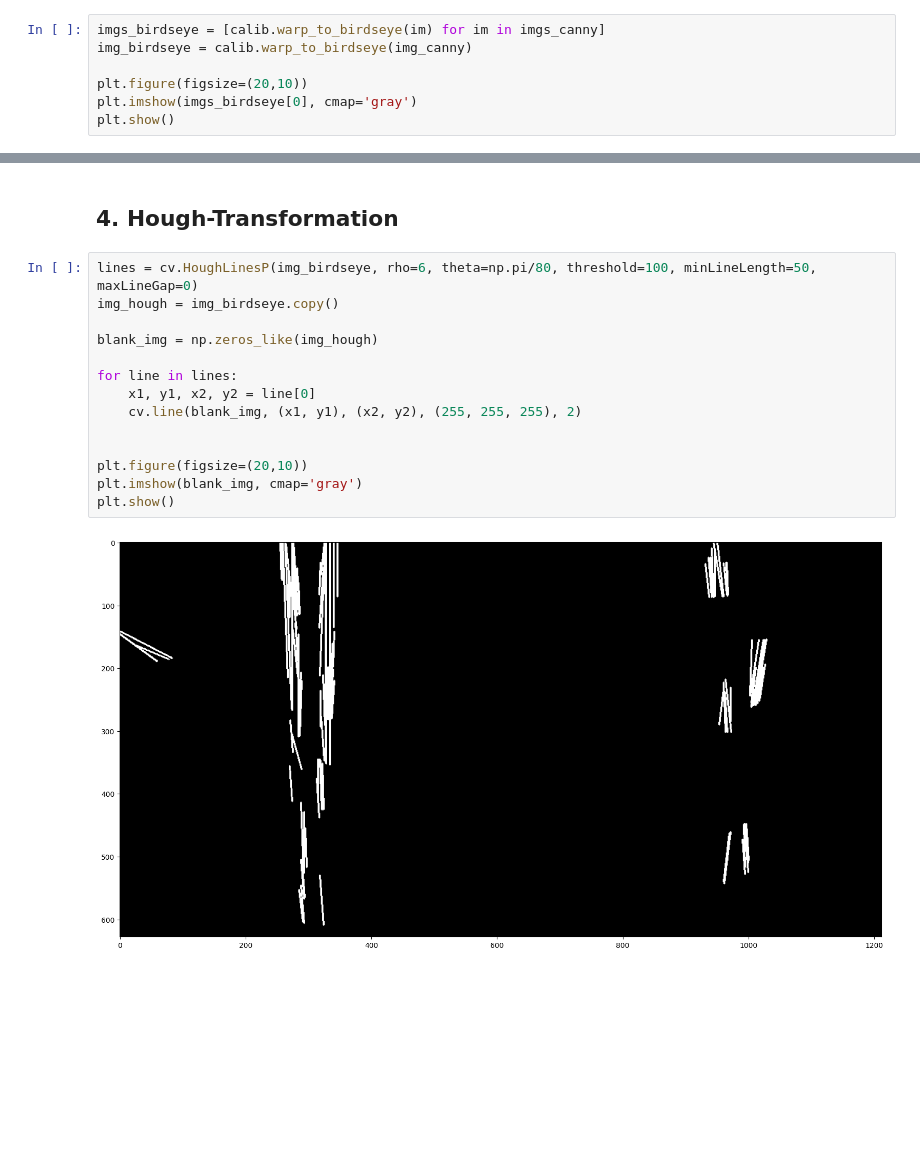
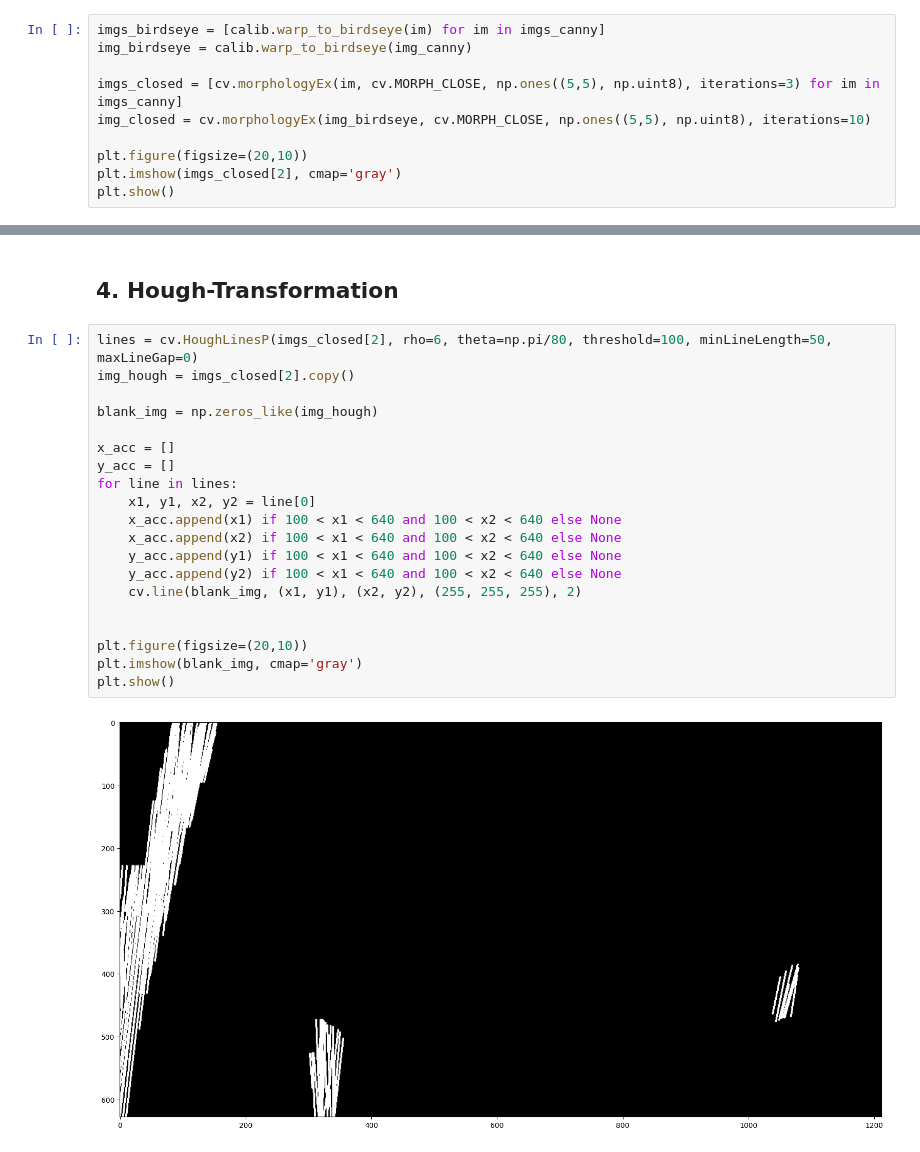
Before and after one commit to Ben-schlch/conventional_lane_detection, a Jupyter notebook: Projekt_Spurerkennung_v2.ipynb, the cells around one changed output, grey strips where cells are left out. Cells and saved outputs as stored; diff of their text form; blank space fills up the shorter version.

```diff
--- a/Projekt_Spurerkennung_v2.ipynb
+++ b/Projekt_Spurerkennung_v2.ipynb
@@ -92,7 +94,10 @@ for k, im in enumerate(imgs_canny):
 imgs_birdseye = [calib.warp_to_birdseye(im) for im in imgs_canny]
 img_birdseye = calib.warp_to_birdseye(img_canny)
 
+imgs_closed = [cv.morphologyEx(im, cv.MORPH_CLOSE, np.ones((5,5), np.uint8), iterations=3) for im in imgs_canny]
+img_closed = cv.morphologyEx(img_birdseye, cv.MORPH_CLOSE, np.ones((5,5), np.uint8), iterations=10)
+
 plt.figure(figsize=(20,10))
-plt.imshow(imgs_birdseye[0], cmap='gray')
+plt.imshow(imgs_closed[2], cmap='gray')
 plt.show()
 # %% [output]
@@ -100,18 +105,24 @@ plt.show()
 # %% [markdown]
 ## 4. Hough-Transformation
 # %%
-lines = cv.HoughLinesP(img_birdseye, rho=6, theta=np.pi/80, threshold=100, minLineLength=50, maxLineGap=0)
-img_hough = img_birdseye.copy()
+lines = cv.HoughLinesP(imgs_closed[2], rho=6, theta=np.pi/80, threshold=100, minLineLength=50, maxLineGap=0)
+img_hough = imgs_closed[2].copy()
 
 blank_img = np.zeros_like(img_hough)
 
+x_acc = []
+y_acc = []
 for line in lines:
     x1, y1, x2, y2 = line[0]
+    x_acc.append(x1) if 100 < x1 < 640 and 100 < x2 < 640 else None
+    x_acc.append(x2) if 100 < x1 < 640 and 100 < x2 < 640 else None
+    y_acc.append(y1) if 100 < x1 < 640 and 100 < x2 < 640 else None
+    y_acc.append(y2) if 100 < x1 < 640 and 100 < x2 < 640 else None
     cv.line(blank_img, (x1, y1), (x2, y2), (255, 255, 255), 2)
 
 
 plt.figure(figsize=(20,10))
 plt.imshow(blank_img, cmap='gray')
 plt.show()
 # %% [output]
-[figure, old version]
+[figure, new version]
```
Also changed, not shown: parts of 3 cells of this notebook.
